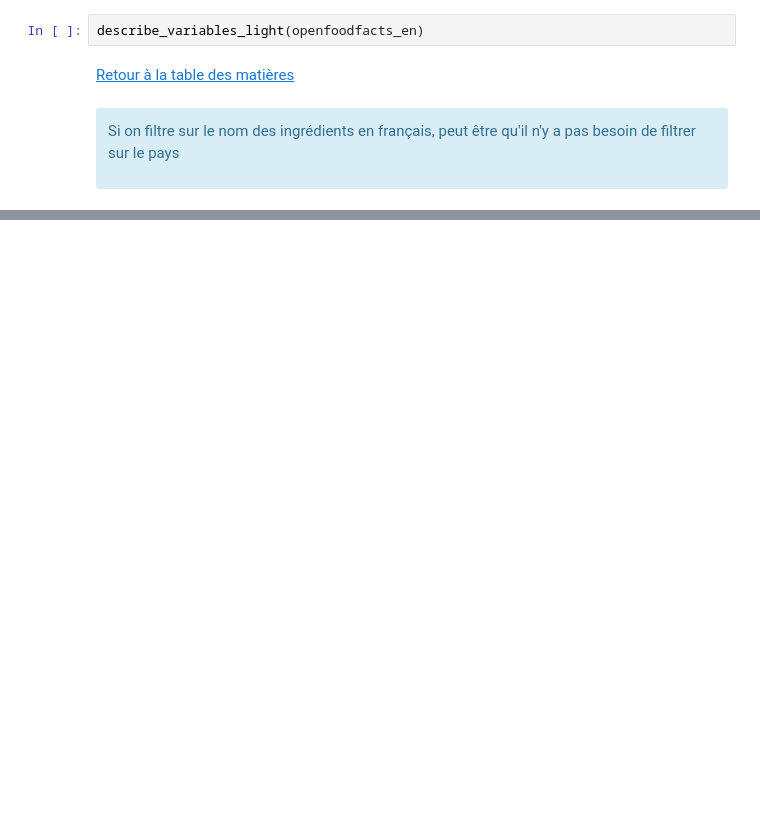
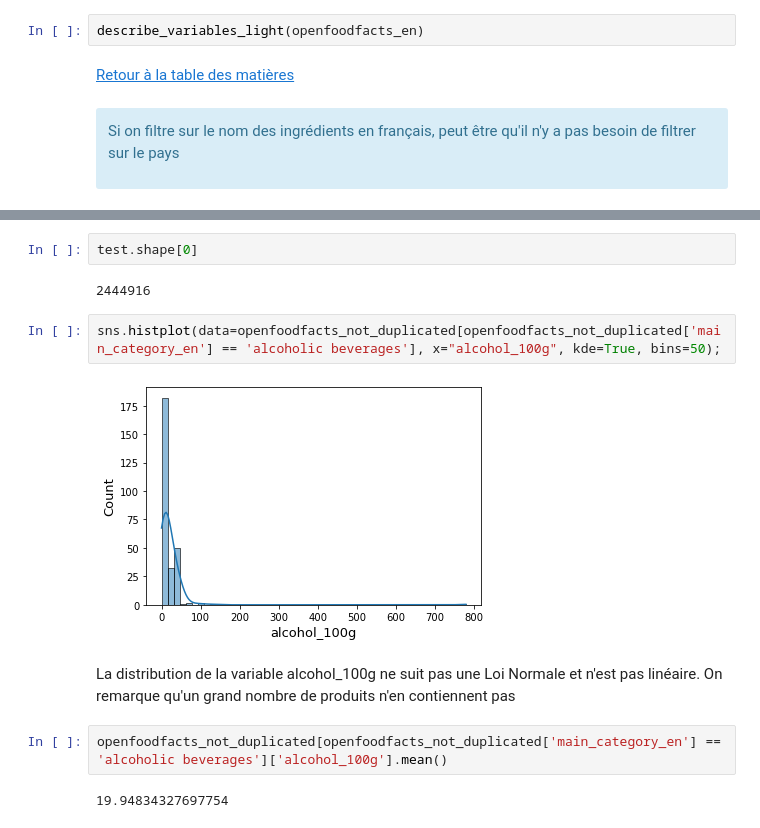
Before and after one commit to Milie-Mimi/OC_DS_Project3, a Jupyter notebook: Projet_3_Cleaning_EGR.ipynb, the cells around one changed output, grey strips where cells are left out. Cells and saved outputs as stored; diff of their text form; blank space fills up the shorter version.

```diff
--- a/Projet_3_Cleaning_EGR.ipynb
+++ b/Projet_3_Cleaning_EGR.ipynb
@@ -1563,0 +1725,14 @@ test.shape[0]
+# %%
+test.shape[0]
+# %% [output]
+2444916
+# %%
+sns.histplot(data=openfoodfacts_not_duplicated[openfoodfacts_not_duplicated['main_category_en'] == 'alcoholic beverages'], x="alcohol_100g", kde=True, bins=50);
+# %% [output]
+[figure, added]
+# %% [markdown]
+La distribution de la variable alcohol_100g ne suit pas une Loi Normale et n'est pas linéaire. On remarque qu'un grand nombre de produits n'en contiennent pas
+# %%
+openfoodfacts_not_duplicated[openfoodfacts_not_duplicated['main_category_en'] == 'alcoholic beverages']['alcohol_100g'].mean()
+# %% [output]
+19.94834327697754
```
Also changed, not shown: parts of 103 cells of this notebook.
